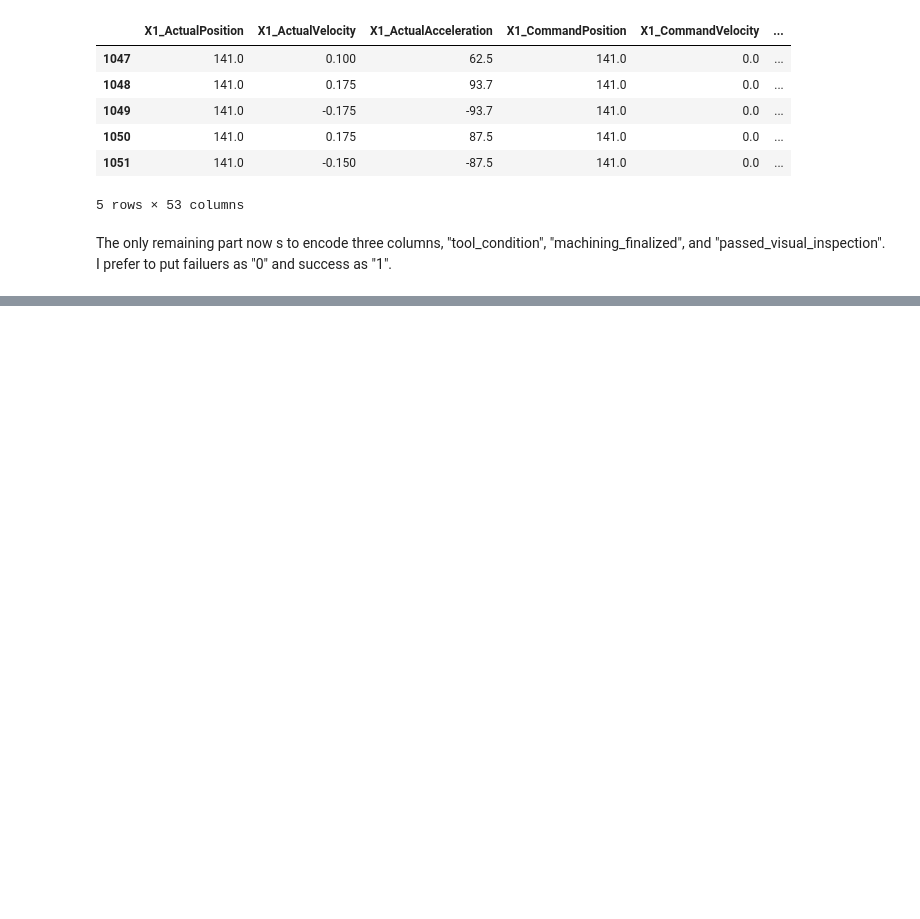
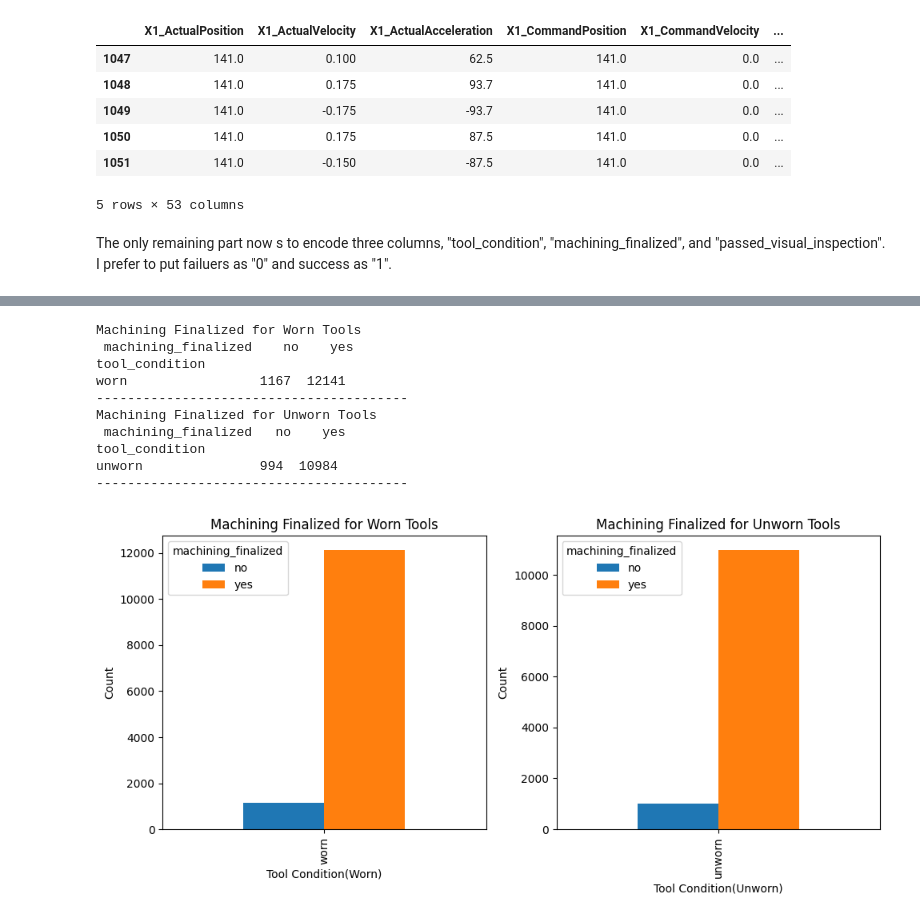
Before and after one commit to fereshteh-bahadory/CNC-Tool-wear-detection, a Jupyter notebook: CNC_machin.ipynb, the cells around one changed output, grey strips where cells are left out. Drawn from its saved outputs; the diff is of its cells as text; code cells hidden in the pictures; blank space fills up the shorter version.

```diff
--- a/CNC_machin.ipynb
+++ b/CNC_machin.ipynb
@@ -224,0 +253,42 @@ for key in d:
+# %%
+worn_tools = merged_data[merged_data['tool_condition'] == 'worn']
+unworn_tools = merged_data[merged_data['tool_condition'] == 'unworn']
+
+worn_tools_table = pd.crosstab(worn_tools['tool_condition'], worn_tools['machining_finalized'])
+unworn_tools_table = pd.crosstab(unworn_tools['tool_condition'], unworn_tools['machining_finalized'])
+print("Machining Finalized for Worn Tools\n",worn_tools_table)
+print("----------------------------------------")
+print("Machining Finalized for Unworn Tools\n",unworn_tools_table)
+print("----------------------------------------\n")
+
+fig, axes = plt.subplots(1, 2, figsize=(10, 5))
+
+worn_tools_table.plot(kind='bar', ax=axes[0])
+axes[0].set_xlabel('Tool Condition(Worn)')
+axes[0].set_ylabel('Count')
+axes[0].set_title('Machining Finalized for Worn Tools')
+
+
+unworn_tools_table.plot(kind='bar', ax=axes[1])
+axes[1].set_xlabel('Tool Condition(Unworn)')
+axes[1].set_ylabel('Count')
+axes[1].set_title('Machining Finalized for Unworn Tools')
+
+#axes[0].legend(title='Finalized', fontsize=11)
+#axes[1].legend(title='Finalized', fontsize=11)
+
+plt.tight_layout()
+
+plt.show()
+# %% [output]
+Machining Finalized for Worn Tools
+ machining_finalized    no    yes
+tool_condition
+worn                 1167  12141
+----------------------------------------
+Machining Finalized for Unworn Tools
+ machining_finalized   no    yes
+tool_condition
+unworn               994  10984
+----------------------------------------
+[figure, added]
```
Also changed, not shown: parts of 8 cells of this notebook.
